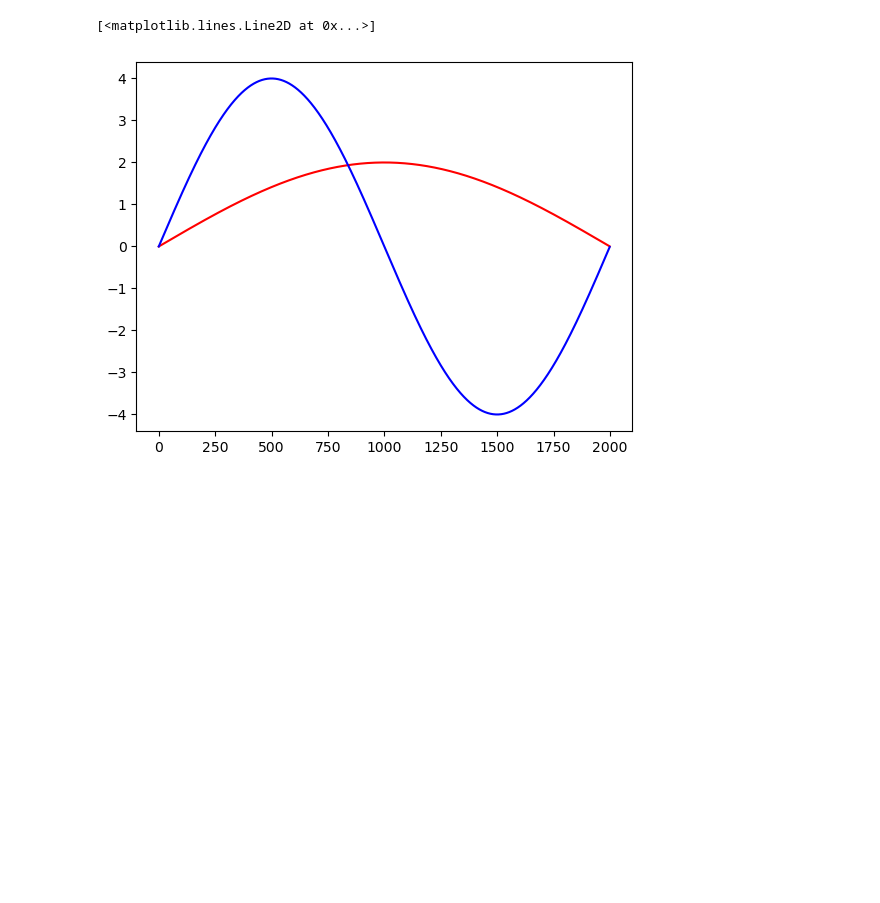
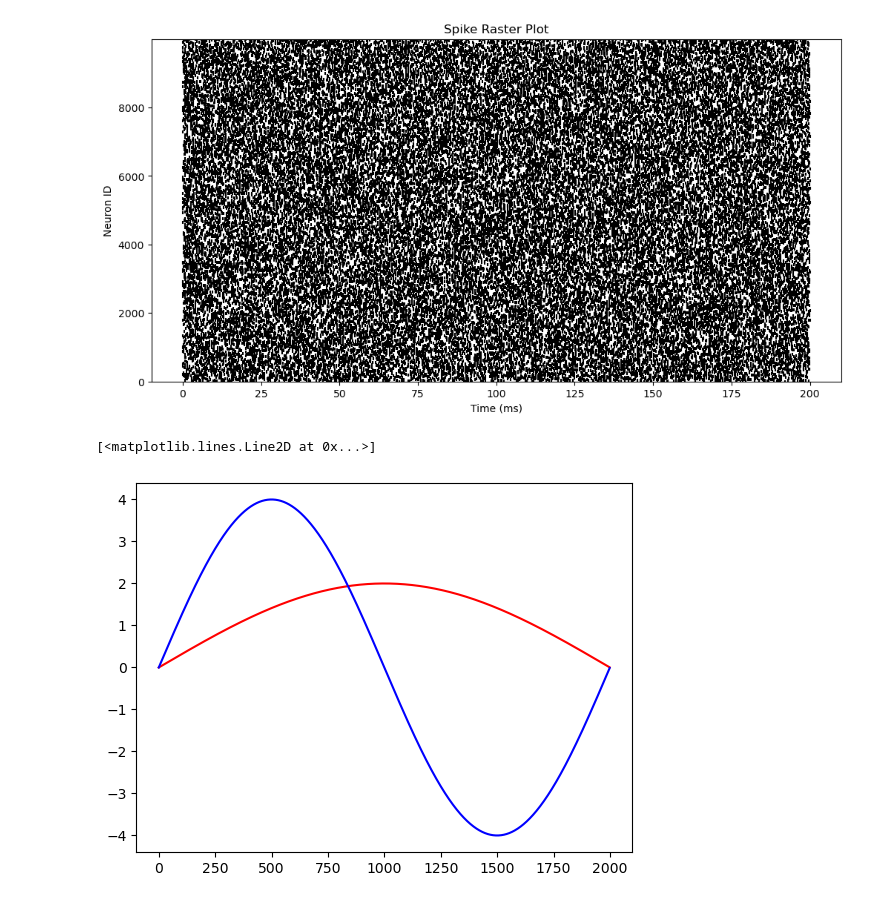
Before and after one commit to fraziphy/LinearDecoder, a Jupyter notebook: notebook/cheching_funcs_linear_decoder_training_trials.ipynb, the cells around one changed output. Saved outputs shown, nothing was run; the diff lists cells and outputs as text; code cells hidden in the pictures; blank space fills up the shorter version.

```diff
--- a/notebook/cheching_funcs_linear_decoder_training_trials.ipynb
+++ b/notebook/cheching_funcs_linear_decoder_training_trials.ipynb
@@ -11,3 +14,16 @@ from LinearDecoder import funcs
 # %%
 rng_decode = np.random.default_rng(np.random.SeedSequence(entropy=654321, spawn_key=(0, 1, 3, 1)))
+# %%
+
+# Set parameters
+n_neurons = 10000
+duration = 200  # ms
+dt = 0.1  # ms
+avg_rate = 30  # Hz
+
+spike_1 = generate_data.dummy_spiketimes(n_neurons, duration, dt, avg_rate)
+# %%
+plots.plot_raster(spike_1)
+# %% [output]
+[figure, added]
 # %%
```
Also changed, not shown: parts of 8 cells of this notebook, 2 other files.
